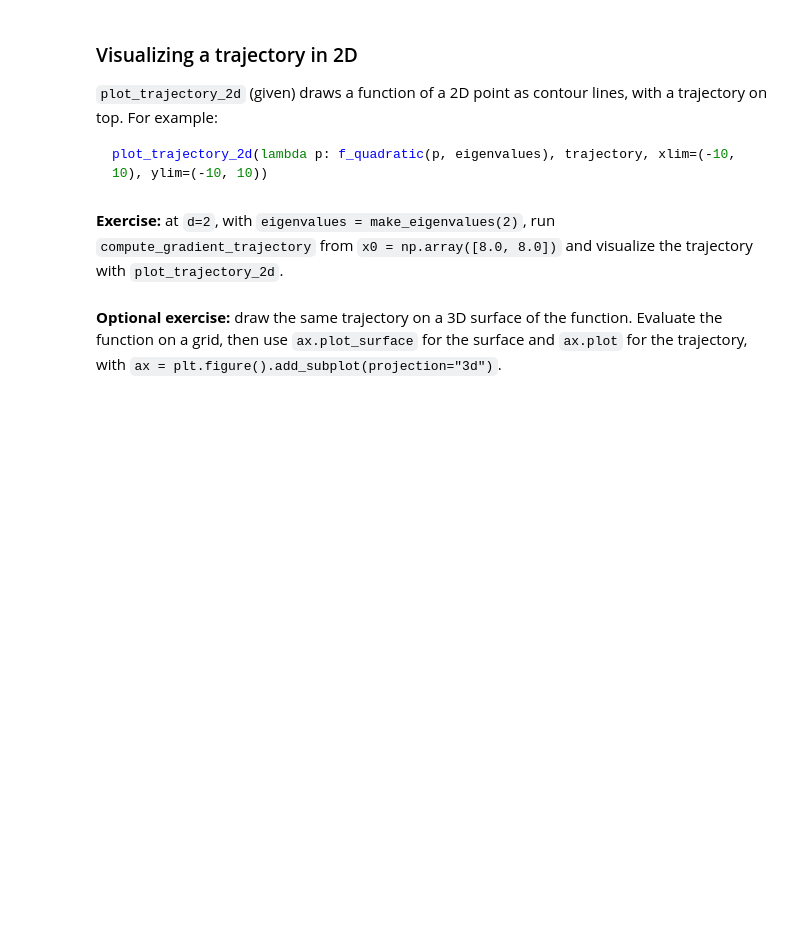
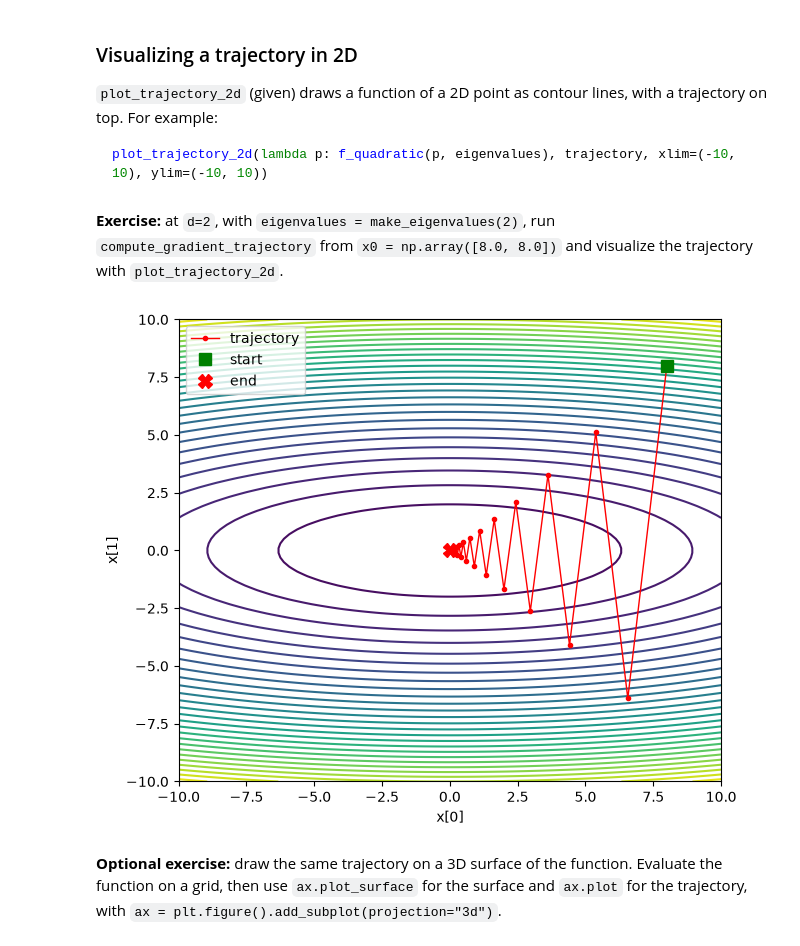
Before and after one commit to omariott/PSL-DL-Labs, a Jupyter notebook: labs/lab04_gradient_descent.ipynb, the cells around one changed output. Cells and saved outputs as stored; diff of their text form; code cells hidden in the pictures; blank space fills up the shorter version.

```diff
--- a/labs/lab04_gradient_descent.ipynb
+++ b/labs/lab04_gradient_descent.ipynb
@@ -242,7 +291,7 @@ from minitorch.utils import numerical_gradient
 # %%
 def grad_quadratic(x, eigenvalues):
     # your code here
-    ...
+    return 2 * eigenvalues * x
 
 
 # self-check, d=3
@@ -304,6 +355,14 @@ def plot_trajectory_2d(f, trajectory, xlim=None, ylim=None, levels=30, log_scale
 **Exercise:** at `d=2`, with `eigenvalues = make_eigenvalues(2)`, run `compute_gradient_trajectory` from `x0 = np.array([8.0, 8.0])` and visualize the trajectory with `plot_trajectory_2d`.
 # %%
 # your code here
+eigenvalues = make_eigenvalues(2)
+lr = 0.9
+trajectory = compute_gradient_trajectory(
+    lambda x: grad_quadratic(x, eigenvalues), np.array([8.0, 8.0]), lr=lr, n_steps=30
+)
+plot_trajectory_2d(lambda p: f_quadratic(p, eigenvalues), trajectory, xlim=(-10, 10), ylim=(-10, 10))
+# %% [output]
+[figure, added]
 # %% [markdown]
 **Optional exercise:** draw the same trajectory on a 3D surface of the function. Evaluate the function on a grid, then use `ax.plot_surface` for the surface and `ax.plot` for the trajectory, with `ax = plt.figure().add_subplot(projection="3d")`.
 # %%
```
Also changed, not shown: parts of 28 cells of this notebook, 10 other files.
